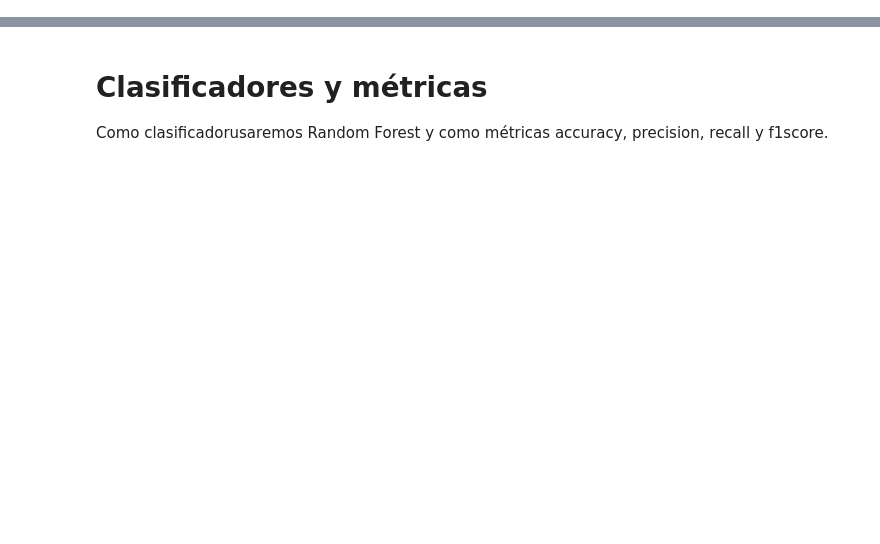
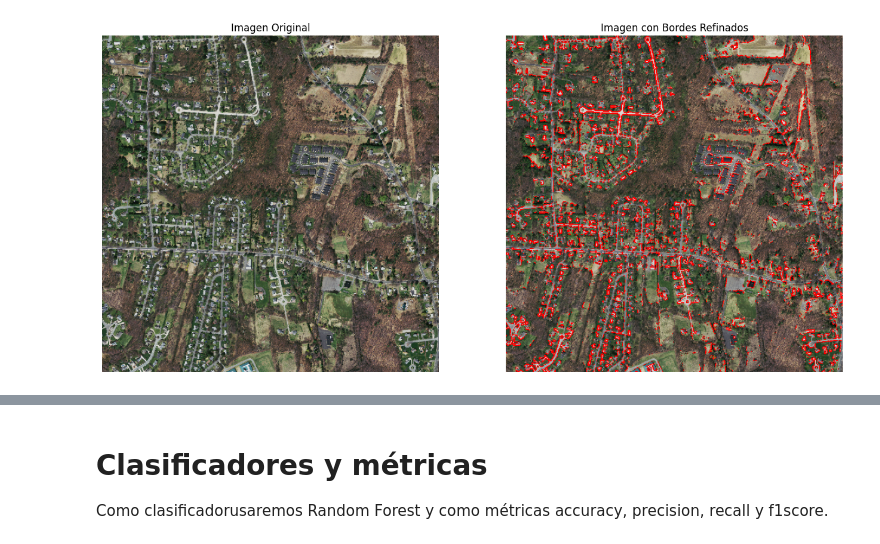
Before and after one commit to pabloChantada/PVC_investigacion, a Jupyter notebook: p3.ipynb, the cells around one changed output, grey strips where cells are left out. Drawn from its saved outputs; the diff is of its cells as text; code cells hidden in the pictures; blank space fills up the shorter version.

Commit message:
Mascara Binaria implementacion incial

```diff
--- a/p3.ipynb
+++ b/p3.ipynb
@@ -148,0 +133,46 @@ io.imshow(imagenEjemploBorde);
+# %%
+def generate_binary_mask(edges, threshold=0.2):
+    # Aplicar un umbral a los bordes
+    binary_mask = (edges > threshold).astype(np.uint8)
+    return binary_mask
+# %%
+def overlay_edges_on_image(image, mask):
+    # Crear una copia de la imagen original
+    overlay = image.copy()
+    # Aplicar el color rojo en los píxeles donde la máscara es mayor a 0
+    overlay[mask > 0] = [255, 0, 0]
+    return overlay
+# %%
+import matplotlib.pyplot as plt
+from skimage import io
+
+# Cargar imagen de ejemplo
+image = cv2.resize(io.imread('roads/sat/10528765_15.tiff'),(512,512))
+
+
+# Paso 1: Preprocesar y detectar bordes
+edges = preprocess_image(image)
+
+# Paso 2: Generar máscara binaria
+binary_mask = generate_binary_mask(edges, threshold=0.2)
+
+# Paso 3: Refinar bordes
+refined_mask = refine_edges(binary_mask, kernel_size=1)
+
+# Paso 4: Aplicar máscara refinada sobre la imagen original
+overlay = overlay_edges_on_image(image, refined_mask)
+
+# Visualizar resultados
+plt.figure(figsize=(16, 8))
+plt.subplot(1, 2, 1)
+plt.imshow(image)
+plt.title("Imagen Original")
+plt.axis("off")
+
+plt.subplot(1, 2, 2)
+plt.imshow(overlay)
+plt.title("Imagen con Bordes Refinados")
+plt.axis("off")
+plt.show()
+# %% [output]
+[figure, added]
```
Also changed, not shown: parts of 23 cells of this notebook, 2 other files.
